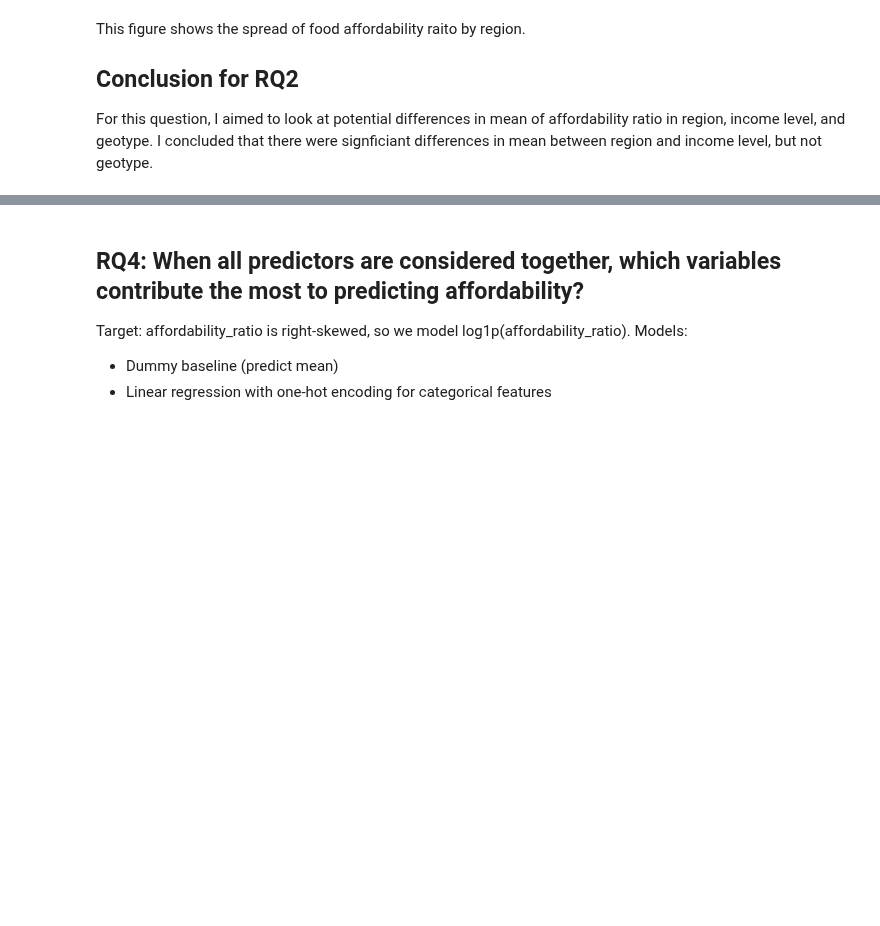
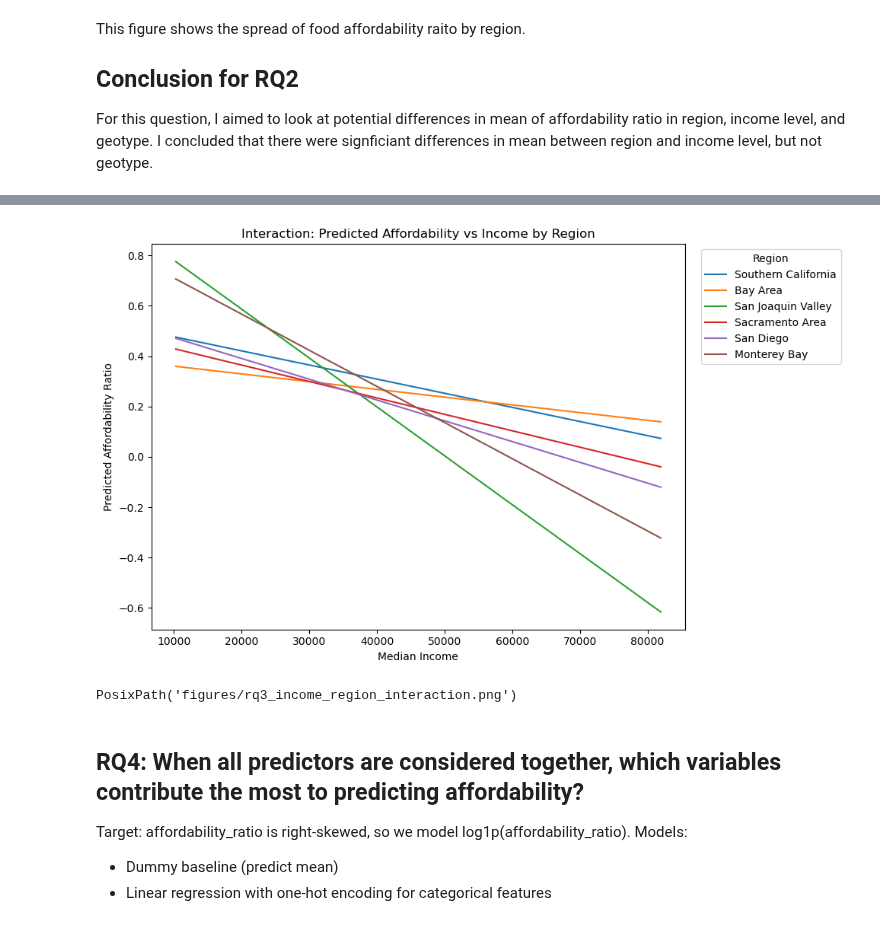
Before and after one commit to UCB-stat-159-f25/final-group18, a Jupyter notebook: modeling.ipynb, the cells around one changed output, grey strips where cells are left out. Drawn from its saved outputs; the diff is of its cells as text; code cells hidden in the pictures; blank space fills up the shorter version.

```diff
--- a/modeling.ipynb
+++ b/modeling.ipynb
@@ -183,3 +281,23 @@ For this question, I aimed to look at potential differences in mean of affordabi
+# %%
+fig_path = FIG_DIR / "rq3_income_region_interaction.png"
+
+plt.figure(figsize=(10, 6))
+for r in top_regions:
+    sub = pred_df[pred_df["region_name"] == r]
+    plt.plot(sub["income_c"] + df_rq3_plot["median_income"].mean(), sub["pred_affordability"], label=r)
+
+plt.xlabel("Median Income")
+plt.ylabel("Predicted Affordability Ratio")
+plt.title("Interaction: Predicted Affordability vs Income by Region")
+plt.legend(title="Region", bbox_to_anchor=(1.02, 1), loc="upper left")
+plt.tight_layout()
+plt.savefig(fig_path, dpi=150)
+plt.show()
+
+fig_path
+# %% [output]
+[figure, added]
+PosixPath('figures/rq3_income_region_interaction.png')
 # %% [markdown]
 ## RQ4: When all predictors are considered together, which variables contribute the most to predicting affordability?
 
```
Also changed, not shown: parts of 7 cells of this notebook, 19 other files.
